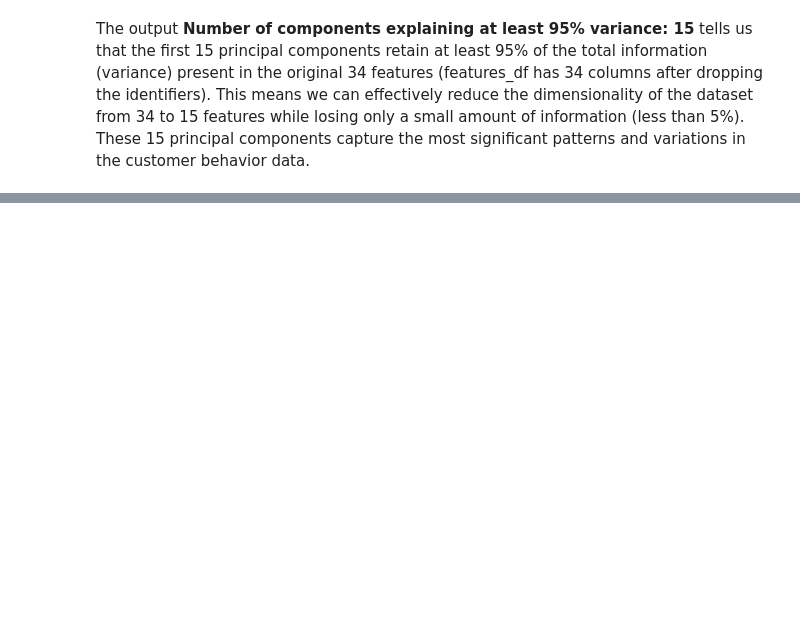
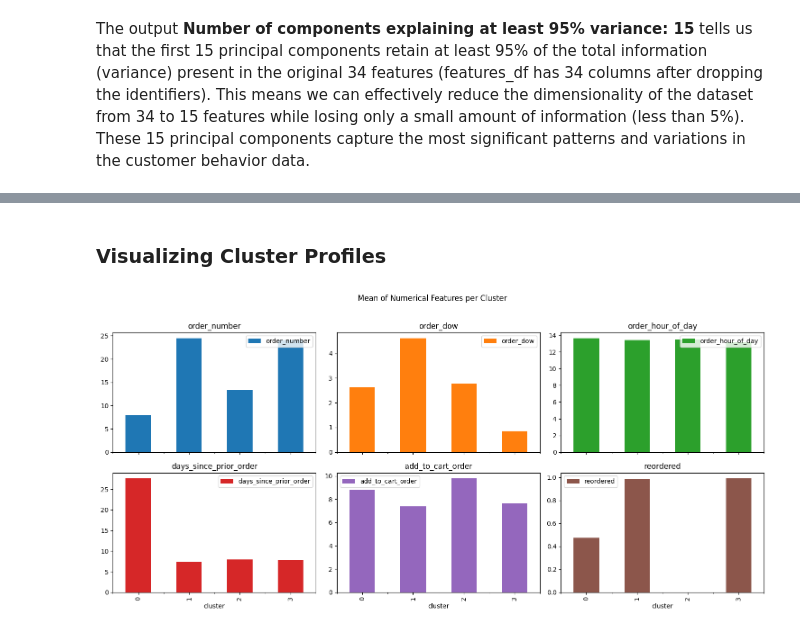
Before and after one commit to aminayusif/PurchaseIQ, a Jupyter notebook: PurchaseIQ_CustomerSegmentation_Using_K_Means_Clustering.ipynb, the cells around one changed output, grey strips where cells are left out. Drawn from its saved outputs; the diff is of its cells as text; code cells hidden in the pictures; blank space fills up the shorter version.

```diff
--- a/PurchaseIQ_CustomerSegmentation_Using_K_Means_Clustering.ipynb
+++ b/PurchaseIQ_CustomerSegmentation_Using_K_Means_Clustering.ipynb
@@ -409,0 +480,23 @@ The output **Number of components explaining at least 95% variance: 15** tells u
+# %%
+# Merge cluster labels back to the original dataframe or a relevant subset
+df_clustered = df.copy()
+df_clustered['cluster'] = pca_df['cluster']
+
+# Group by cluster and calculate the mean of relevant numerical features
+cluster_analysis = df_clustered.groupby('cluster')[['order_number', 'order_dow', 'order_hour_of_day', 'days_since_prior_order', 'add_to_cart_order', 'reordered']].mean()
+
+display("Mean of numerical features per cluster:")
+display(cluster_analysis)
+
+# We can also look at the distribution of categorical features within each cluster
+# For example, the distribution of departments
+department_cluster_distribution = df_clustered.groupby('cluster')['department'].value_counts(normalize=True).unstack()
+
+display("\nDistribution of departments per cluster:")
+display(department_cluster_distribution)
+
+# You can perform similar analysis for 'order_dow' as well
+order_dow_cluster_distribution = df_clustered.groupby('cluster')['order_dow'].value_counts(normalize=True).unstack()
+
+display("\nDistribution of order day of week per cluster:")
+display(order_dow_cluster_distribution)
@@ -409,0 +564,10 @@ The output **Number of components explaining at least 95% variance: 15** tells u
+# %% [markdown]
+### Visualizing Cluster Profiles
+# %%
+# Visualize the mean of numerical features per cluster
+cluster_analysis.plot(kind='bar', figsize=(15, 7), subplots=True, layout=(2, 3), sharey=False)
+plt.suptitle('Mean of Numerical Features per Cluster', y=1.02)
+plt.tight_layout()
+plt.show()
+# %% [output]
+[figure, added]
```
Also changed, not shown: parts of 31 cells of this notebook.
